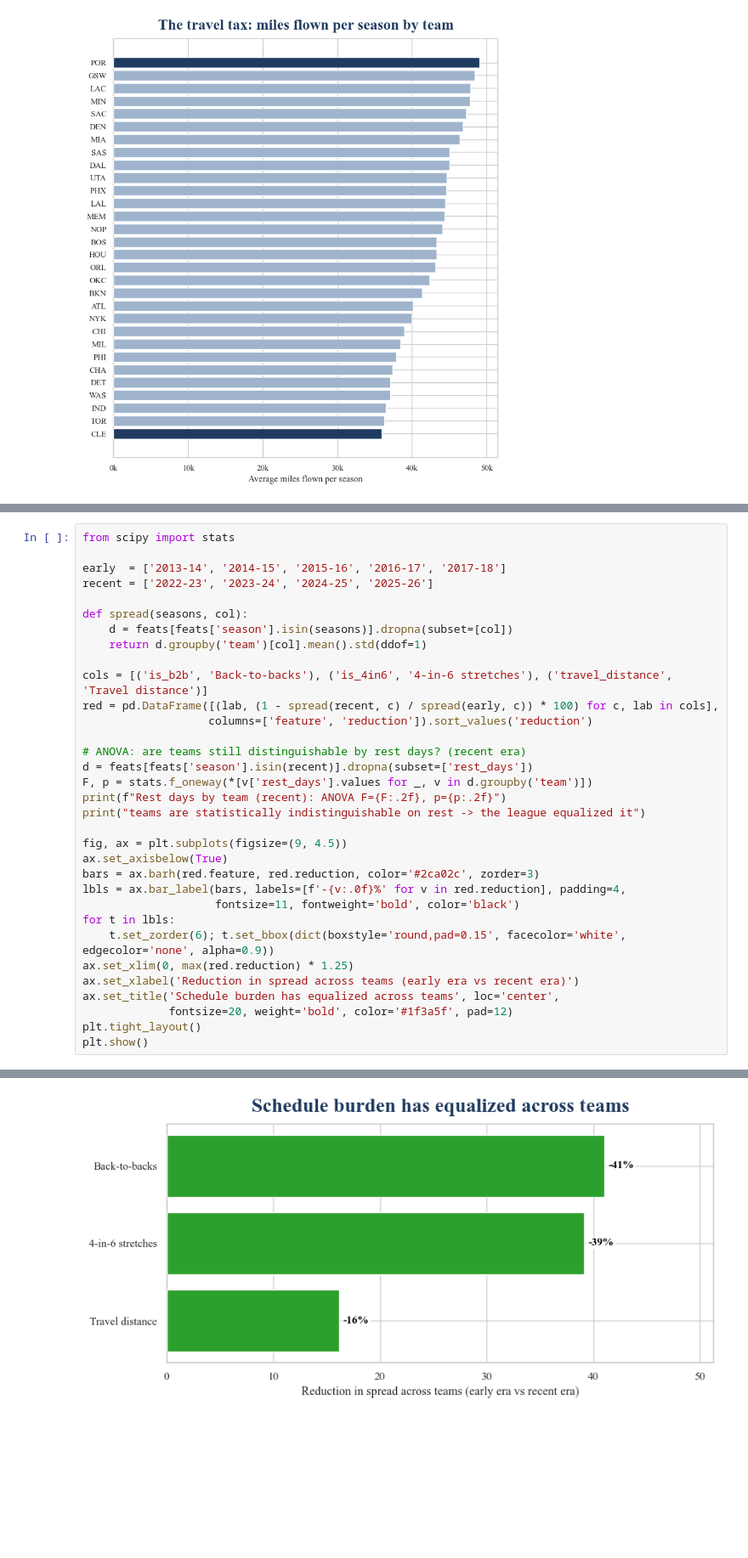
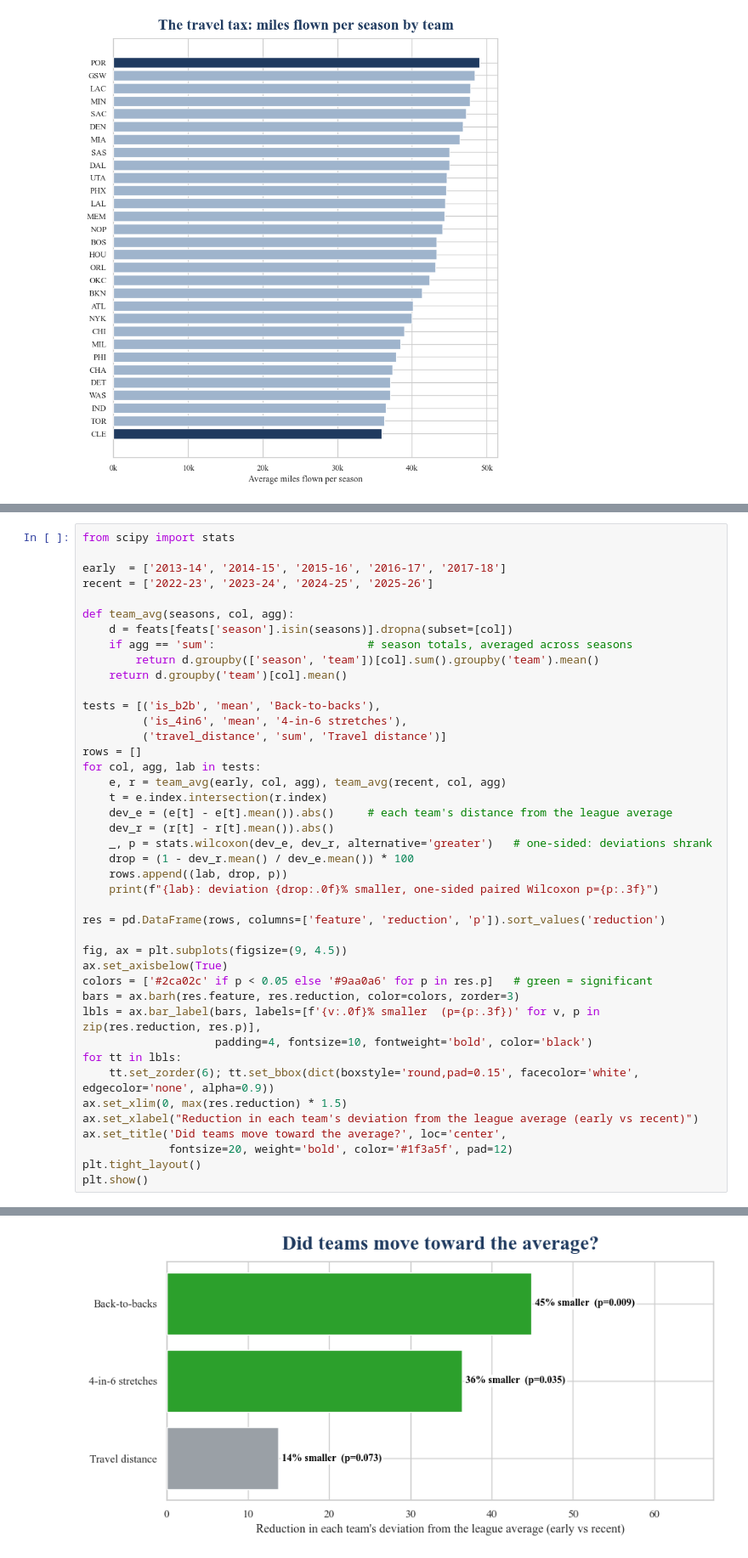
Before and after one commit to bridgetmunoz23/schedule_python, a Jupyter notebook: analysis.ipynb, the cells around one changed output, grey strips where cells are left out. Shown at 85% size. Drawn from its saved outputs; the diff is of its cells as text; blank space fills up the shorter version.

Commit message:
Section Four: paired one-sided deviation test (Wilcoxon), consistent MAD measure

```diff
--- a/analysis.ipynb
+++ b/analysis.ipynb
@@ -266,30 +271,39 @@ from scipy import stats
 early  = ['2013-14', '2014-15', '2015-16', '2016-17', '2017-18']
 recent = ['2022-23', '2023-24', '2024-25', '2025-26']
 
-def spread(seasons, col):
+def team_avg(seasons, col, agg):
     d = feats[feats['season'].isin(seasons)].dropna(subset=[col])
-    return d.groupby('team')[col].mean().std(ddof=1)
+    if agg == 'sum':                       # season totals, averaged across seasons
+        return d.groupby(['season', 'team'])[col].sum().groupby('team').mean()
+    return d.groupby('team')[col].mean()
 
-cols = [('is_b2b', 'Back-to-backs'), ('is_4in6', '4-in-6 stretches'), ('travel_distance', 'Travel distance')]
-red = pd.DataFrame([(lab, (1 - spread(recent, c) / spread(early, c)) * 100) for c, lab in cols],
-                   columns=['feature', 'reduction']).sort_values('reduction')
+tests = [('is_b2b', 'mean', 'Back-to-backs'),
+         ('is_4in6', 'mean', '4-in-6 stretches'),
+         ('travel_distance', 'sum', 'Travel distance')]
+rows = []
+for col, agg, lab in tests:
+    e, r = team_avg(early, col, agg), team_avg(recent, col, agg)
+    t = e.index.intersection(r.index)
+    dev_e = (e[t] - e[t].mean()).abs()     # each team's distance from the league average
+    dev_r = (r[t] - r[t].mean()).abs()
+    _, p = stats.wilcoxon(dev_e, dev_r, alternative='greater')   # one-sided: deviations shrank
+    drop = (1 - dev_r.mean() / dev_e.mean()) * 100
+    rows.append((lab, drop, p))
+    print(f"{lab}: deviation {drop:.0f}% smaller, one-sided paired Wilcoxon p={p:.3f}")
 
-# ANOVA: are teams still distinguishable by rest days? (recent era)
-d = feats[feats['season'].isin(recent)].dropna(subset=['rest_days'])
-F, p = stats.f_oneway(*[v['rest_days'].values for _, v in d.groupby('team')])
-print(f"Rest days by team (recent): ANOVA F={F:.2f}, p={p:.2f}")
-print("teams are statistically indistinguishable on rest -> the league equalized it")
+res = pd.DataFrame(rows, columns=['feature', 'reduction', 'p']).sort_values('reduction')
 
 fig, ax = plt.subplots(figsize=(9, 4.5))
 ax.set_axisbelow(True)
-bars = ax.barh(red.feature, red.reduction, color='#2ca02c', zorder=3)
-lbls = ax.bar_label(bars, labels=[f'-{v:.0f}%' for v in red.reduction], padding=4,
-                    fontsize=11, fontweight='bold', color='black')
-for t in lbls:
-    t.set_zorder(6); t.set_bbox(dict(boxstyle='round,pad=0.15', facecolor='white', edgecolor='none', alpha=0.9))
-ax.set_xlim(0, max(red.reduction) * 1.25)
-ax.set_xlabel('Reduction in spread across teams (early era vs recent era)')
-ax.set_title('Schedule burden has equalized across teams', loc='center',
+colors = ['#2ca02c' if p < 0.05 else '#9aa0a6' for p in res.p]   # green = significant
+bars = ax.barh(res.feature, res.reduction, color=colors, zorder=3)
+lbls = ax.bar_label(bars, labels=[f'{v:.0f}% smaller  (p={p:.3f})' for v, p in zip(res.reduction, res.p)],
+                    padding=4, fontsize=10, fontweight='bold', color='black')
+for tt in lbls:
+    tt.set_zorder(6); tt.set_bbox(dict(boxstyle='round,pad=0.15', facecolor='white', edgecolor='none', alpha=0.9))
+ax.set_xlim(0, max(res.reduction) * 1.5)
+ax.set_xlabel("Reduction in each team's deviation from the league average (early vs recent)")
+ax.set_title('Did teams move toward the average?', loc='center',
              fontsize=20, weight='bold', color='#1f3a5f', pad=12)
 plt.tight_layout()
 plt.show()
@@ -299,4 +314,4 @@ teams are statistically indistinguishable on rest -> the league equalized it
-[figure, old version]
+[figure, new version]
 # %% [markdown]
 ## Section Five: Predicting Game Difficulty
 
```
Also changed, not shown: parts of 3 cells of this notebook, 2 other files.
